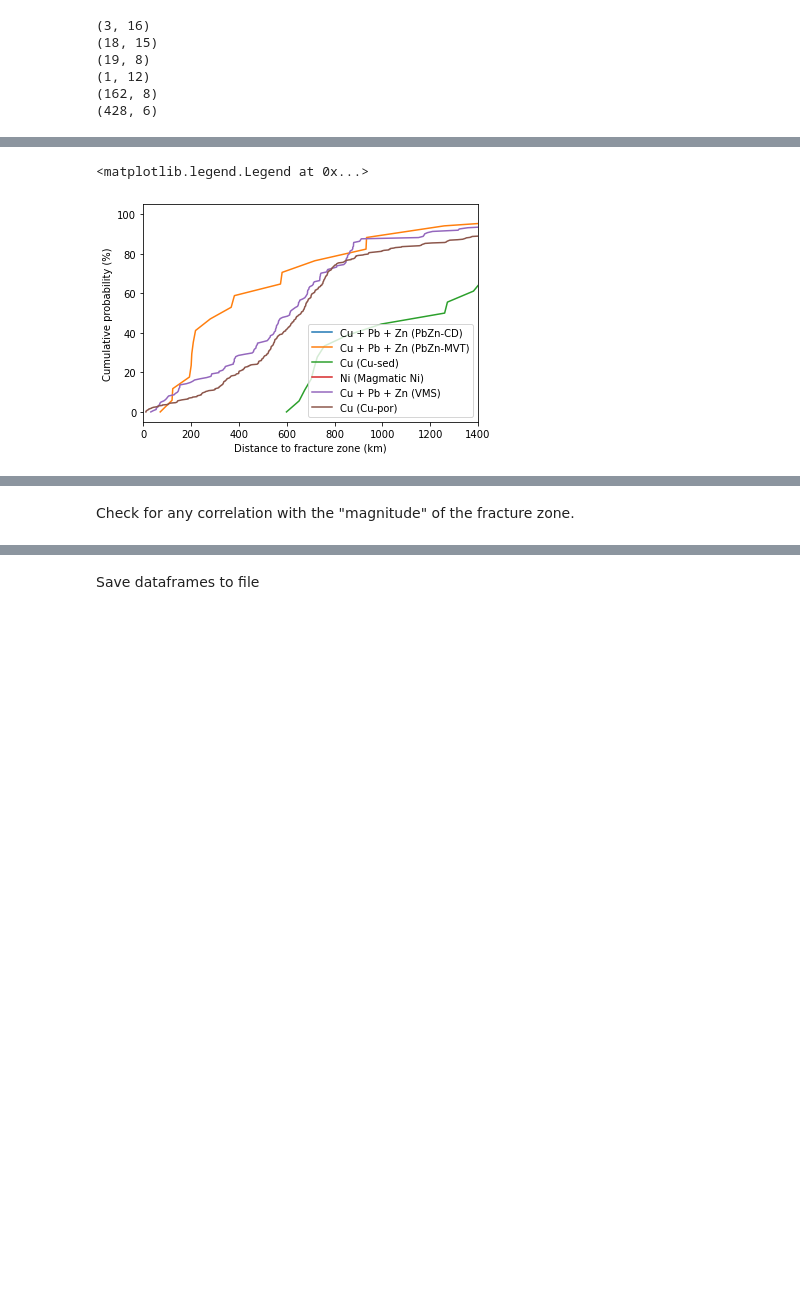
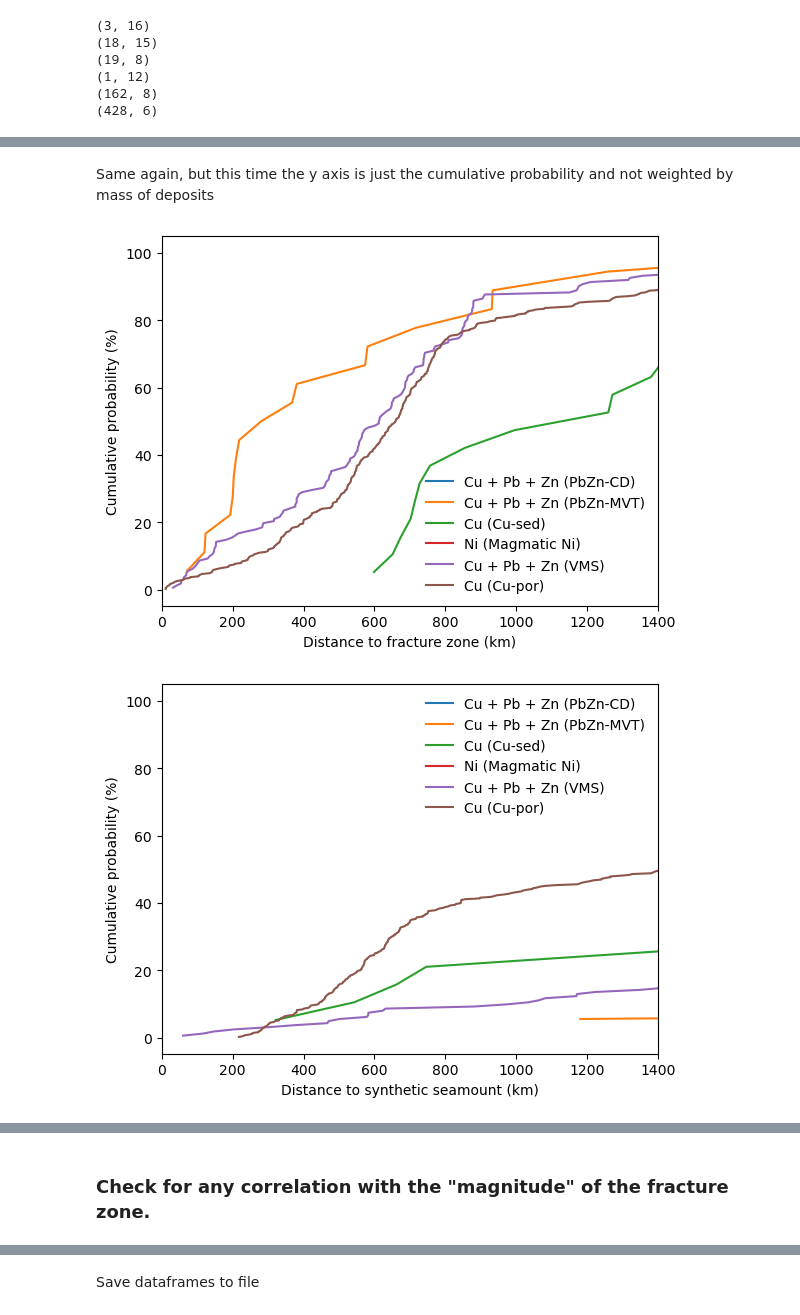
Before and after one commit to brmather/SeafloorAnomalies, a Jupyter notebook: 05-Relationship-to-mineral-deposits.ipynb, the cells around one changed output, grey strips where cells are left out. Drawn from its saved outputs; the diff is of its cells as text; code cells hidden in the pictures; blank space fills up the shorter version.

```diff
--- a/05-Relationship-to-mineral-deposits.ipynb
+++ b/05-Relationship-to-mineral-deposits.ipynb
@@ -62,7 +62,6 @@ ax.gridlines(color='0.7',linestyle=':', xlocs=np.arange(-180,180,15), ylocs=np.a
 # Plot shapefile features, subduction zones and MOR boundaries at 50 Ma
 gplot.time = 0 # Ma
 # gplot.plot_continent_ocean_boundaries(ax, color='b', alpha=0.05)
-im = gplot.plot_grid(ax, subfz_raster.data, origin='lower', cmap='YlGnBu', interpolation='None', vmin=0)
 gplot.plot_coastlines(ax, color='0.5', alpha=0.2)
 gplot.plot_ridges_and_transforms(ax, color='red', zorder=9)
 
@@ -82,12 +81,12 @@ for i, sheet in enumerate(sheets):
             size  += df[commodity].fillna(0.0).to_numpy()
     label = label[:-3] + " ({})".format(sheet)
 
-    sc = ax.scatter(df['Lon'], df['Lat'], s=10+size*2, c=df['Age (Ga)']*1000, marker=symbols[i], cmap='YlGnBu',
+    sc = ax.scatter(df['Lon'], df['Lat'], s=20+size*8, c=df['Age (Ga)']*1000, marker=symbols[i], cmap='YlGnBu',
                     vmin=0, vmax=reconstruction_times.max(),
                     label=label, transform=ccrs.PlateCarree(), edgecolor='k', linewidth=0.2)
 
 
-fig.colorbar(im, shrink=0.5, pad=0.05, orientation='horizontal', label='Age of subduction (Ma)')
-ax.legend()
+fig.colorbar(sc, shrink=0.4, pad=0.05, orientation='horizontal', label='Age of deposit (Ma)')
+ax.legend(loc='upper center')
 # %% [output]
 <matplotlib.legend.Legend at 0x...>
@@ -211,32 +274,29 @@ ax1.legend()
+# %% [markdown]
+Same again, but this time the y axis is just the cumulative probability and not weighted by mass of deposits
 # %%
-fig = plt.figure()
-ax1 = fig.add_subplot(111, xlim=[0,1400])
-ax1.set_xlabel('Distance to fracture zone (km)')
-ax1.set_ylabel('Cumulative probability (%)')
+for name, column in [('Distance to fracture zone (km)', 'fz_distance'),
+                     ('Distance to synthetic seamount (km)', 'seamount_distance'),
+                     ('Distance to conjugate LIP (km)', 'LIP_distance')]:
 
-for sheet in sheets:
-    df = metal_dict[sheet]
+    fig = plt.figure()
+    ax1 = fig.add_subplot(111, xlim=[0,1400])
+    ax1.set_xlabel(name)
+    ax1.set_ylabel('Cumulative probability (%)')
 
-    # create label for each sheet and add commodities
-    label = ""
-    size  = np.zeros(df.shape[0])
-    for commodity in commodities:
-        if commodity in df:
-            label += "{} + ".format(commodity[:-5])
-            size  += df[commodity].fillna(0.0).to_numpy()
-    label = label[:-3] + " ({})".format(sheet)
+    for sheet in sheets:
+        df = metal_dict[sheet]
 
-    dist = df['distance_to_deposit'].to_numpy()
+        # create label for each sheet and add commodities
+        label = ""
+        for commodity in commodities:
+            if commodity in df:
+                label += "{} + ".format(commodity[:-5])
+        label = label[:-3] + " ({})".format(sheet)
 
-    # create cumulative distribution
-    idx_sort = dist.argsort()
-    dist = dist[idx_sort]
+        cumdist_deposit, cumsize_deposit = cdf_distance(df[column].to_numpy(), np.ones(df.shape[0]))
+        ax1.plot(cumdist_deposit, cumsize_deposit*100, label=label)
 
-    cumsum_size = np.linspace(0,1,dist.size)
-
-    ax1.plot(dist, cumsum_size*100, label=label)
-
-ax1.legend()
+    ax1.legend(frameon=False)
 # %% [output]
-<matplotlib.legend.Legend at 0x...>
-[figure, old version]
+[figure, new version]
+[figure, added]
@@ -243,5 +304,5 @@ ax1.legend()
 # %% [markdown]
-Check for any correlation with the "magnitude" of the fracture zone.
+### Check for any correlation with the "magnitude" of the fracture zone.
 # %%
 fig = plt.figure()
 ax1 = fig.add_subplot(111, xlim=[0,20])
```
Also changed, not shown: parts of 32 cells of this notebook, 6 other files.
